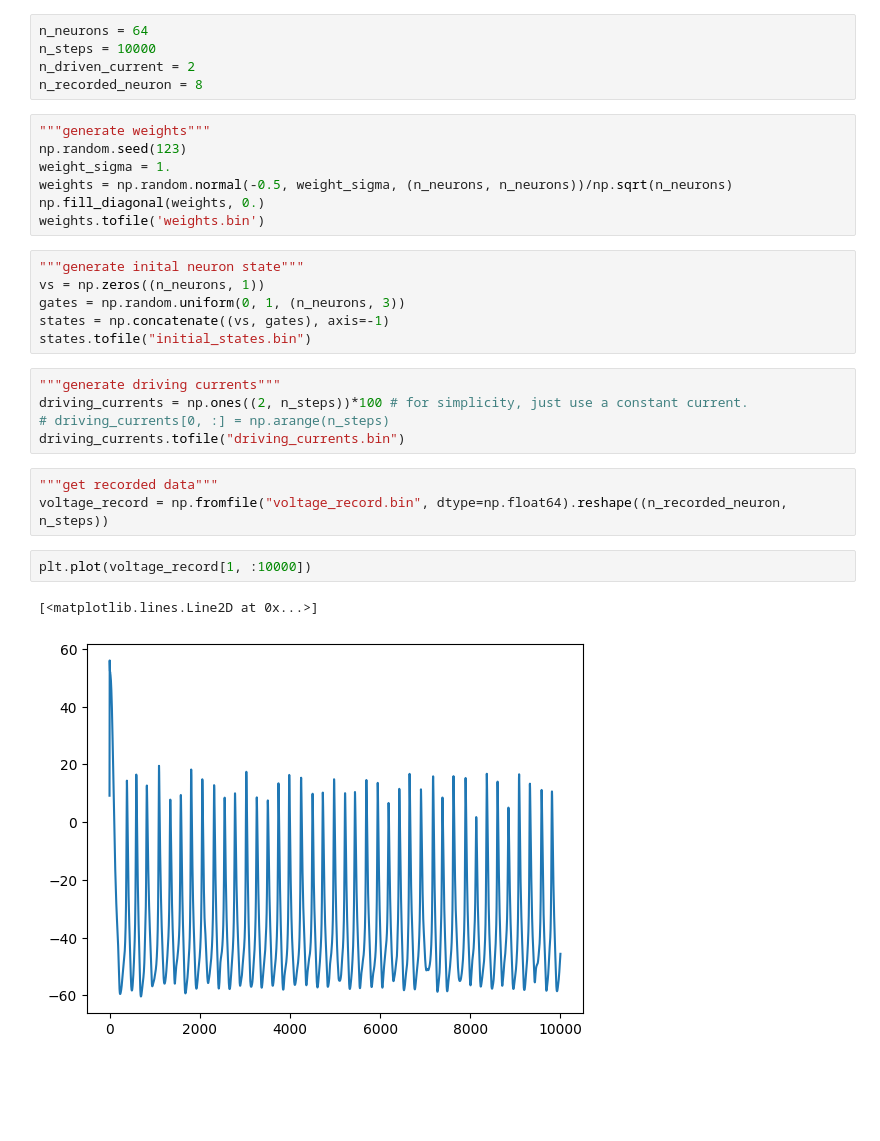
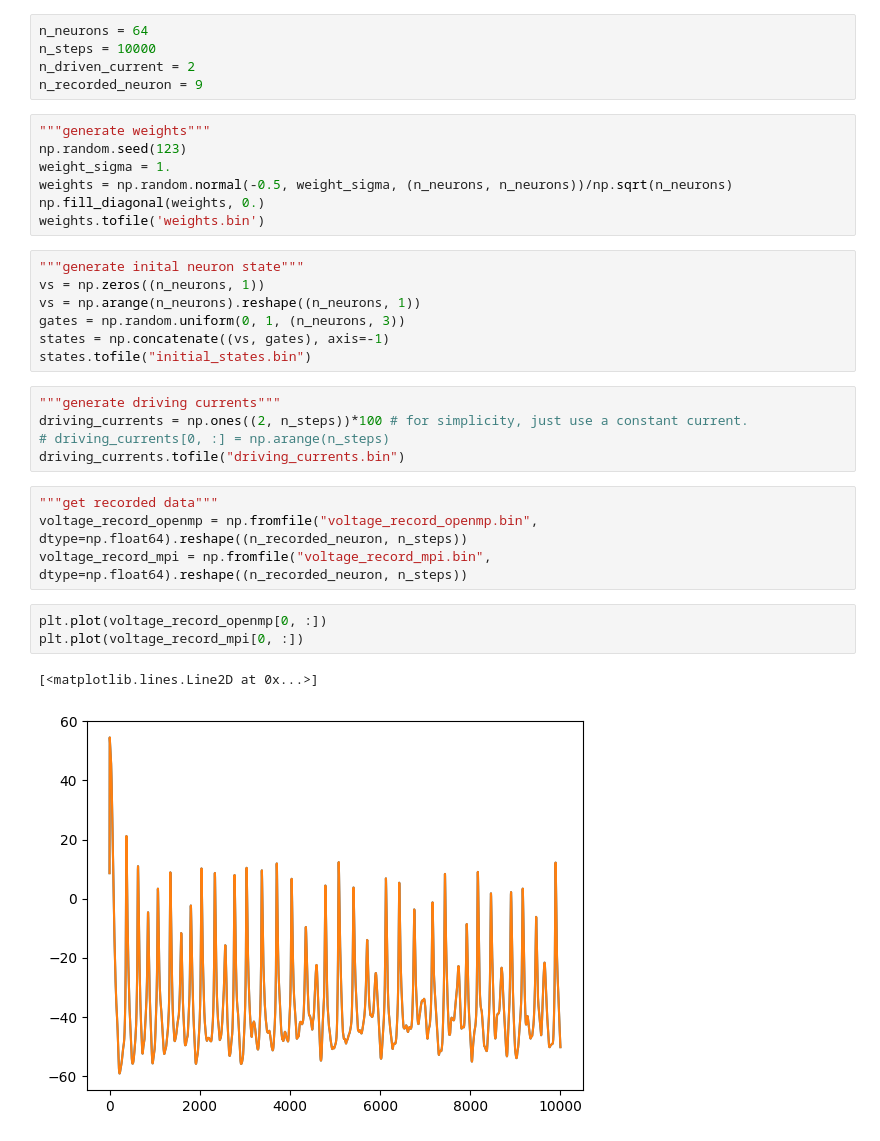
Before and after one commit to Cai-Fangxu/Phys244-course-project, a Jupyter notebook: pre_post_processing.ipynb, the cells around one changed output. Cells and saved outputs as stored; diff of their text form; blank space fills up the shorter version.

```diff
--- a/pre_post_processing.ipynb
+++ b/pre_post_processing.ipynb
@@ -5,7 +5,7 @@ import matplotlib.pyplot as plt
 n_neurons = 64
 n_steps = 10000
 n_driven_current = 2
-n_recorded_neuron = 8
+n_recorded_neuron = 9
 # %%
 """generate weights"""
 np.random.seed(123)
@@ -16,6 +16,7 @@ weights.tofile('weights.bin')
 # %%
 """generate inital neuron state"""
 vs = np.zeros((n_neurons, 1))
+vs = np.arange(n_neurons).reshape((n_neurons, 1))
 gates = np.random.uniform(0, 1, (n_neurons, 3))
 states = np.concatenate((vs, gates), axis=-1)
 states.tofile("initial_states.bin")
@@ -26,9 +27,11 @@ driving_currents = np.ones((2, n_steps))*100 # for simplicity, just use a consta
 driving_currents.tofile("driving_currents.bin")
 # %%
 """get recorded data"""
-voltage_record = np.fromfile("voltage_record.bin", dtype=np.float64).reshape((n_recorded_neuron, n_steps))
+voltage_record_openmp = np.fromfile("voltage_record_openmp.bin", dtype=np.float64).reshape((n_recorded_neuron, n_steps))
+voltage_record_mpi = np.fromfile("voltage_record_mpi.bin", dtype=np.float64).reshape((n_recorded_neuron, n_steps))
-# %%
-plt.plot(voltage_record[1, :10000])
-# %% [output]
-[<matplotlib.lines.Line2D at 0x...>]
-[figure, removed]
+# %%
+plt.plot(voltage_record_openmp[0, :])
+plt.plot(voltage_record_mpi[0, :])
+# %% [output]
+[<matplotlib.lines.Line2D at 0x...>]
+[figure, added]
```
Also changed, not shown: 6 other files.
